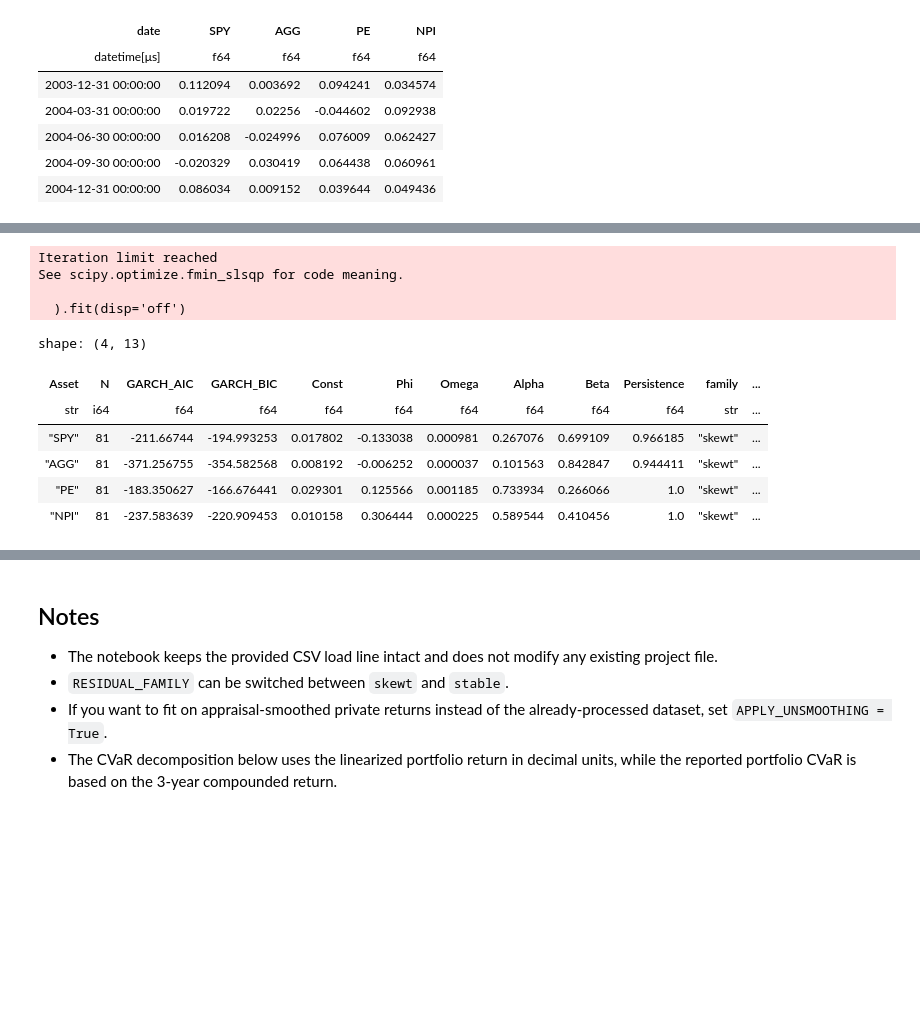
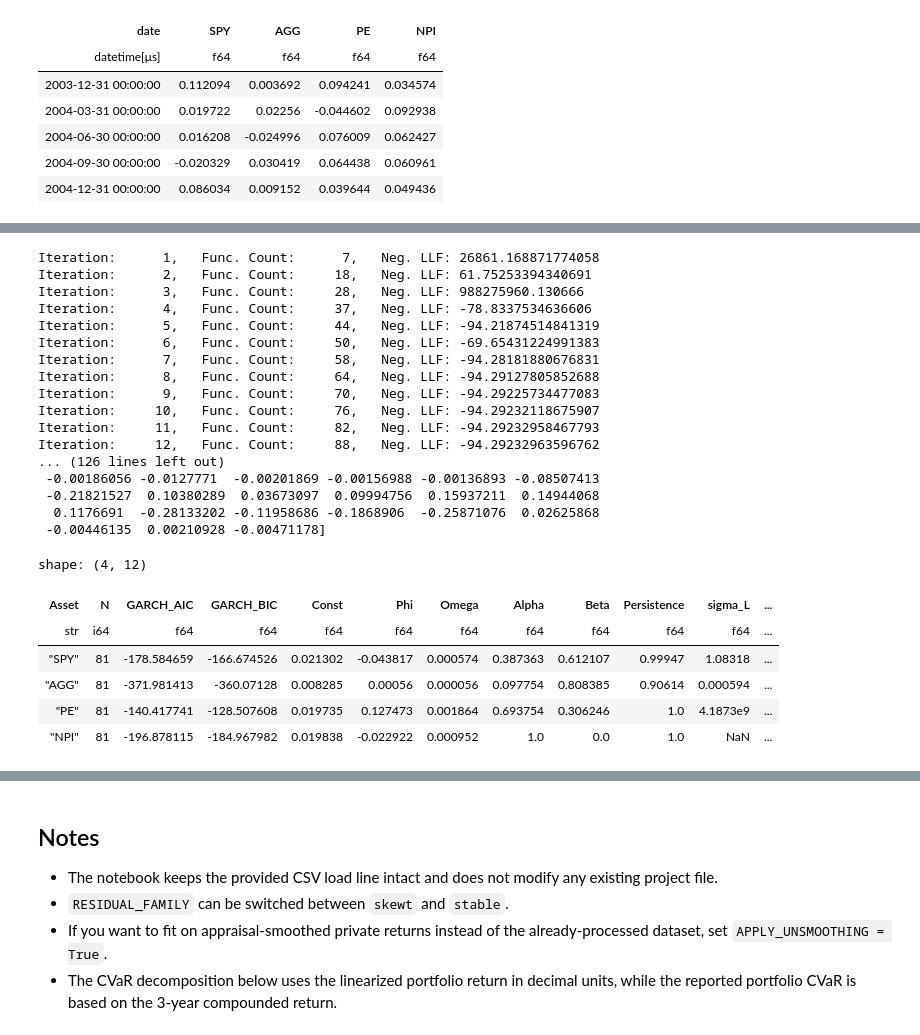
Before and after one commit to davidtey/fe5211_project, a Jupyter notebook: code/dvine_cvar_pipeline.ipynb, the cells around one changed output, grey strips where cells are left out. Saved outputs shown, nothing was run; the diff lists cells and outputs as text; code cells hidden in the pictures; blank space fills up the shorter version.

Commit message:
custom garch

```diff
--- a/code/dvine_cvar_pipeline.ipynb
+++ b/code/dvine_cvar_pipeline.ipynb
@@ -22,7 +22,7 @@ import numpy as np
 import pandas as pd
 import polars as pl
 from arch import arch_model
-from scipy.stats import levy_stable
+from scipy.stats import levy_stable, norm
 from statsmodels.tsa.arima.model import ARIMA
 from sklearn.linear_model import LinearRegression
 
@@ -41,7 +41,7 @@ DATE_COLUMN = 'date'
 HORIZON_QUARTERS = 12
 N_SIMULATIONS = 50_000
 ALPHA = 0.05
-RESIDUAL_FAMILY = 'skewt'  # set to 'stable' to use a stable residual distribution
+RESIDUAL_FAMILY = 'normal'  # set to 'stable' to use a stable residual distribution
 APPLY_UNSMOOTHING = False  # keep False for the provided processed dataset
 PRIVATE_ASSETS = {'PE', 'NPI'}
 PORTFOLIO_WEIGHTS = {'SPY': 0.40, 'AGG': 0.20, 'PE': 0.25, 'NPI': 0.15}
@@ -104,0 +422,3 @@ shape: (5, 5)
+# %%
+# Fit a single distribution
+params = fit_garch(ret_df["AGG"].dropna(), dist='skewt', n_restarts=5)
@@ -108,7 +446,7 @@ def fit_arma_garch_marginal(series: pd.Series, residual_family: str = 'skewt') -
     if values.size < 12:
         raise ValueError(f'{series.name} has too few observations for ARMA-GARCH fitting.')
 
-    garch_dist = 'skewt' if residual_family == 'skewt' else 't'
+    garch_dist = residual_family
     garch_fit = arch_model(
         values, # original: arma_resid
         mean='AR', # change to Z to AR
@@ -118,12 +456,14 @@ def fit_arma_garch_marginal(series: pd.Series, residual_family: str = 'skewt') -
         q=1,
         dist=garch_dist,
         rescale=False,
-    ).fit(disp='off')
+    ).fit(options={'ftol': 1e-9})
 
     std_resid_raw = garch_fit.std_resid
     if hasattr(std_resid_raw, 'dropna'):
         std_resid_raw = std_resid_raw.dropna()
     std_resid = np.asarray(std_resid_raw, dtype=float)
+    sigma = garch_fit.conditional_volatility
+    print(f'{series.name} - ARMA-GARCH fitted. Residuals: {std_resid*sigma}')
     eps = 1e-10
 
     if residual_family == 'skewt':
@@ -140,6 +480,31 @@ def fit_arma_garch_marginal(series: pd.Series, residual_family: str = 'skewt') -
             return np.asarray(dist.ppf(q, dist_params), dtype=float)
 
         dist_summary = {'family': 'skewt', 'eta': eta, 'lambda': lam}
+
+    elif residual_family == 't':
+        from arch.univariate import StudentsT
+
+        dist = StudentsT()
+        nu = float(garch_fit.params['nu'])
+        dist_params = np.array([nu], dtype=float)
+        u = np.asarray(dist.cdf(std_resid, dist_params), dtype=float)
+
+        def ppf_fn(q: np.ndarray) -> np.ndarray:
+            q = np.clip(np.asarray(q, dtype=float), eps, 1.0 - eps)
+            return np.asarray(dist.ppf(q, dist_params), dtype=float)
+
+        dist_summary = {'family': 't', 'nu': nu}
+
+    elif residual_family == 'normal':
+        normal_params = norm.fit(std_resid[~np.isnan(std_resid)])
+        u = np.asarray(norm.cdf(std_resid[~np.isnan(std_resid)], *normal_params), dtype=float)
+
+        def ppf_fn(q: np.ndarray) -> np.ndarray:
+            q = np.clip(np.asarray(q, dtype=float), eps, 1.0 - eps)
+            return np.asarray(norm.ppf(q, *normal_params), dtype=float)
+
+        dist_summary = {'family': 'normal'}
+
     elif residual_family == 'stable':
         stable_params = levy_stable.fit(std_resid)
         u = np.asarray(levy_stable.cdf(std_resid, *stable_params), dtype=float)
@@ -156,7 +521,7 @@ def fit_arma_garch_marginal(series: pd.Series, residual_family: str = 'skewt') -
             'stable_scale': float(stable_params[3]),
         }
     else:
-        raise ValueError('residual_family must be either skewt or stable.')
+        raise ValueError('residual_family must be either skewt, t, normal, or stable.')
 
     u = np.clip(u, eps, 1.0 - eps)
 
@@ -172,41 +537,56 @@ def fit_arma_garch_marginal(series: pd.Series, residual_family: str = 'skewt') -
         'Omega': float(params.get('omega', np.nan)),
         'Alpha': float(params.get('alpha[1]', np.nan)),
         'Beta': float(params.get('beta[1]', np.nan)),
         'Persistence': float(params.get('alpha[1]', 0.0) + params.get('beta[1]', 0.0)),
+        'sigma_L': float(params.get('omega', np.nan)) / (1.0 - float(params.get('alpha[1]', 0.0)) - float(params.get('beta[1]', 0.0))) if (1.0 - float(params.get('alpha[1]', 0.0)) - float(params.get('beta[1]', 0.0))) > 0 else np.nan,
     }
     model_summary.update(dist_summary)
 
     return {
         'asset': series.name,
         'observed': values,
         'garch_fit': garch_fit,
         'std_resid': std_resid,
+        'sigma': conditional_volatility,
         'last_std_resid': float(std_resid[-1]),
         'pit': u,
         'ppf': ppf_fn,
         'model_summary': model_summary,
         'last_return': float(values[-1]),
         'last_sigma': float(conditional_volatility[-1]),
         'const':float(params.get('Const', np.nan)),
         'phi':float(params.get('y[1]', np.nan)),
         'omega': float(params.get('omega', np.nan)),
         'alpha': float(params.get('alpha[1]', 0.0)),
         'beta': float(params.get('beta[1]', 0.0)),
     }
 
 
 marginals = [fit_arma_garch_marginal(model_df[column], residual_family=RESIDUAL_FAMILY) for column in asset_cols]
 marginal_summary = pl.DataFrame([fit['model_summary'] for fit in marginals])
 marginal_summary
 # %% [output]
-Iteration limit reached
-See scipy.optimize.fmin_slsqp for code meaning.
-
-  ).fit(disp='off')
+Iteration:      1,   Func. Count:      7,   Neg. LLF: 26861.168871774058
+Iteration:      2,   Func. Count:     18,   Neg. LLF: 61.75253394340691
+Iteration:      3,   Func. Count:     28,   Neg. LLF: 988275960.130666
+Iteration:      4,   Func. Count:     37,   Neg. LLF: -78.8337534636606
+Iteration:      5,   Func. Count:     44,   Neg. LLF: -94.21874514841319
+Iteration:      6,   Func. Count:     50,   Neg. LLF: -69.65431224991383
+Iteration:      7,   Func. Count:     58,   Neg. LLF: -94.28181880676831
+Iteration:      8,   Func. Count:     64,   Neg. LLF: -94.29127805852688
+Iteration:      9,   Func. Count:     70,   Neg. LLF: -94.29225734477083
+Iteration:     10,   Func. Count:     76,   Neg. LLF: -94.29232118675907
+Iteration:     11,   Func. Count:     82,   Neg. LLF: -94.29232958467793
+Iteration:     12,   Func. Count:     88,   Neg. LLF: -94.29232963596762
+... (126 lines left out)
+ -0.00186056 -0.0127771  -0.00201869 -0.00156988 -0.00136893 -0.08507413
+ -0.21821527  0.10380289  0.03673097  0.09994756  0.15937211  0.14944068
+  0.1176691  -0.28133202 -0.11958686 -0.1868906  -0.25871076  0.02625868
+ -0.00446135  0.00210928 -0.00471178]
-shape: (4, 13)
+shape: (4, 12)
-| Asset | N | GARCH_AIC | GARCH_BIC | Const | Phi | Omega | Alpha | Beta | Persistence | family | ... |
-| str | i64 | f64 | f64 | f64 | f64 | f64 | f64 | f64 | f64 | str | ... |
-| "SPY" | 81 | -211.66744 | -194.993253 | 0.017802 | -0.133038 | 0.000981 | 0.267076 | 0.699109 | 0.966185 | "skewt" | ... |
-| "AGG" | 81 | -371.256755 | -354.582568 | 0.008192 | -0.006252 | 0.000037 | 0.101563 | 0.842847 | 0.944411 | "skewt" | ... |
-| "PE" | 81 | -183.350627 | -166.676441 | 0.029301 | 0.125566 | 0.001185 | 0.733934 | 0.266066 | 1.0 | "skewt" | ... |
-| "NPI" | 81 | -237.583639 | -220.909453 | 0.010158 | 0.306444 | 0.000225 | 0.589544 | 0.410456 | 1.0 | "skewt" | ... |
+| Asset | N | GARCH_AIC | GARCH_BIC | Const | Phi | Omega | Alpha | Beta | Persistence | sigma_L | ... |
+| str | i64 | f64 | f64 | f64 | f64 | f64 | f64 | f64 | f64 | f64 | ... |
+| "SPY" | 81 | -178.584659 | -166.674526 | 0.021302 | -0.043817 | 0.000574 | 0.387363 | 0.612107 | 0.99947 | 1.08318 | ... |
+| "AGG" | 81 | -371.981413 | -360.07128 | 0.008285 | 0.00056 | 0.000056 | 0.097754 | 0.808385 | 0.90614 | 0.000594 | ... |
+| "PE" | 81 | -140.417741 | -128.507608 | 0.019735 | 0.127473 | 0.001864 | 0.693754 | 0.306246 | 1.0 | 4.1873e9 | ... |
+| "NPI" | 81 | -196.878115 | -184.967982 | 0.019838 | -0.022922 | 0.000952 | 1.0 | 0.0 | 1.0 | NaN | ... |
```
Also changed, not shown: parts of 18 cells of this notebook, 1 other file.
